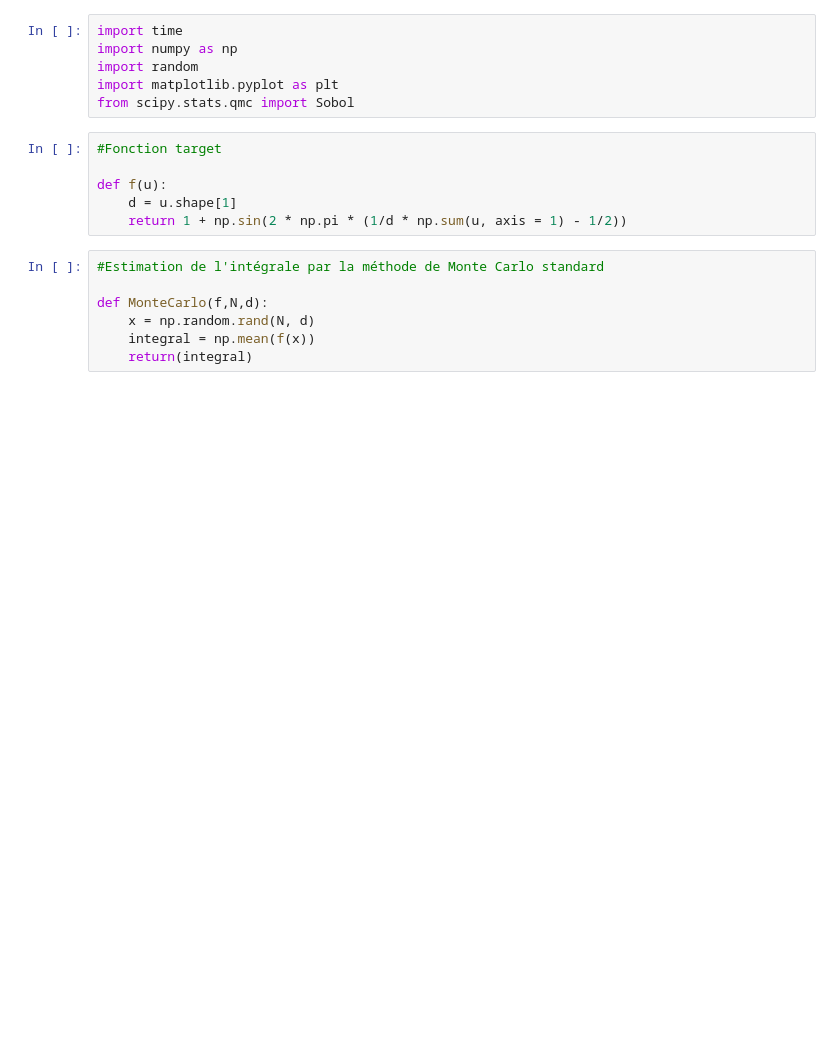
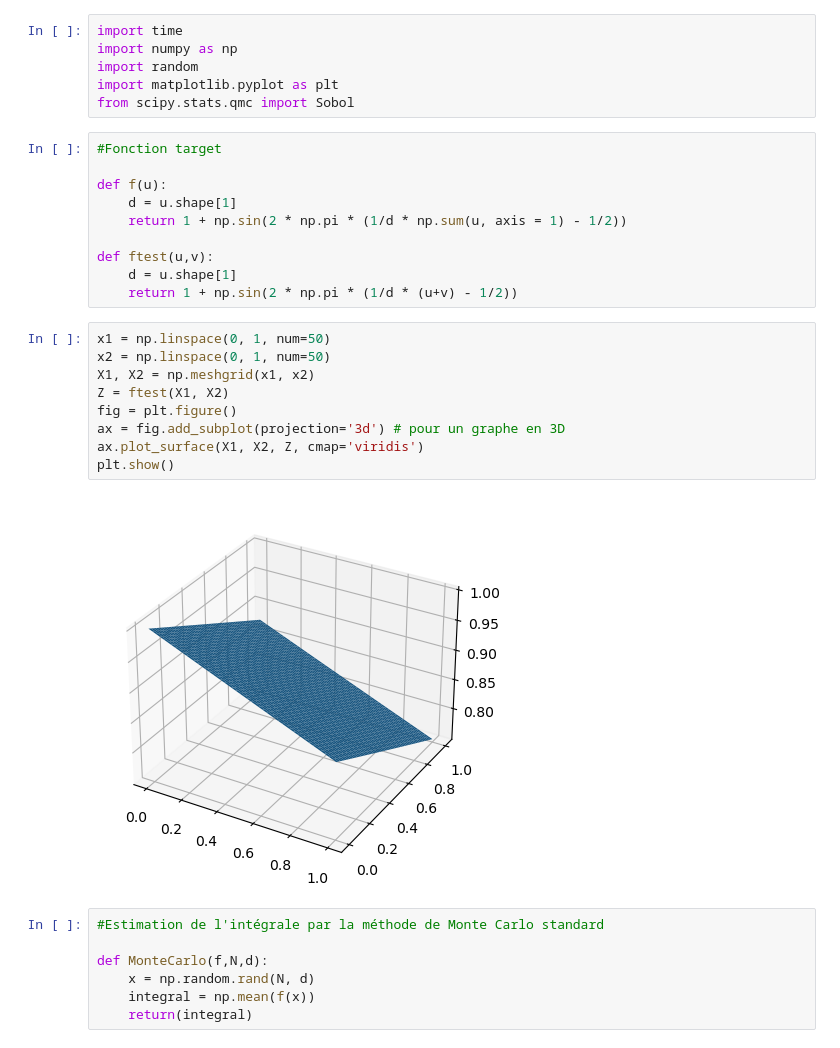
Before and after one commit to mchabrol/Monte-carlo, a Jupyter notebook: ProjetStrat.ipynb, the cells around one changed output. Cells and saved outputs as stored; diff of their text form; blank space fills up the shorter version.

Commit message:
tracage graphe fonction

```diff
--- a/ProjetStrat.ipynb
+++ b/ProjetStrat.ipynb
@@ -22,6 +22,21 @@ from scipy.stats.qmc import Sobol
 def f(u):
     d = u.shape[1]
     return 1 + np.sin(2 * np.pi * (1/d * np.sum(u, axis = 1) - 1/2))
+
+def ftest(u,v):
+    d = u.shape[1]
+    return 1 + np.sin(2 * np.pi * (1/d * (u+v) - 1/2))
+# %%
+x1 = np.linspace(0, 1, num=50)
+x2 = np.linspace(0, 1, num=50)
+X1, X2 = np.meshgrid(x1, x2)
+Z = ftest(X1, X2)
+fig = plt.figure()
+ax = fig.add_subplot(projection='3d') # pour un graphe en 3D
+ax.plot_surface(X1, X2, Z, cmap='viridis')
+plt.show()
+# %% [output]
+[figure, added]
 # %%
 #Estimation de l'intégrale par la méthode de Monte Carlo standard
 
```
